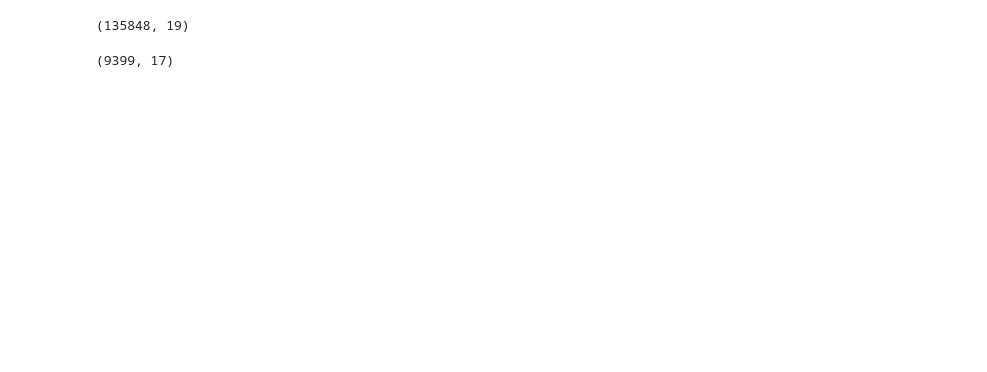
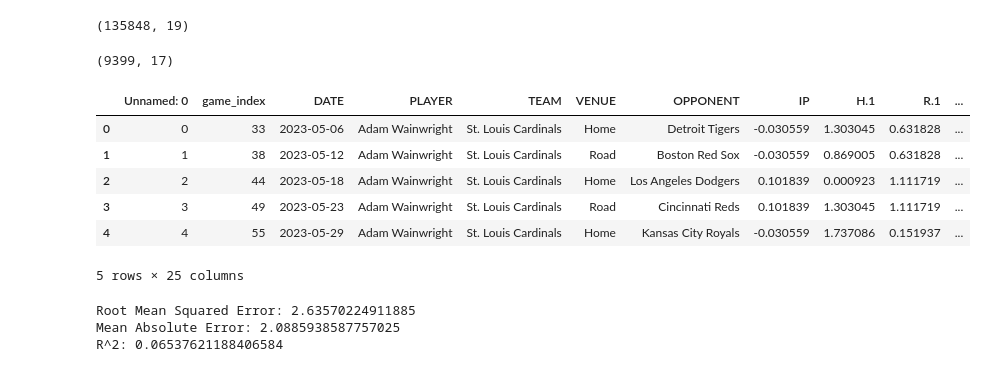
Before and after one commit to Croftc/mlb_analysis, a Jupyter notebook: src/notebooks/sandbox.ipynb, the cells around one changed output. Cells and saved outputs as stored; diff of their text form; code cells hidden in the pictures; blank space fills up the shorter version.

```diff
--- a/src/notebooks/sandbox.ipynb
+++ b/src/notebooks/sandbox.ipynb
@@ -160,0 +165,45 @@ pitchers_df[pitcher_features].dropna().to_csv("train_pitchers.csv")
+# %%
+pitcher_df.head()
+# %% [output]
+|  | Unnamed: 0 | game_index | DATE | PLAYER | TEAM | VENUE | OPPONENT | IP | H.1 | R.1 | ... |
+| 0 | 0 | 33 | 2023-05-06 | Adam Wainwright | St. Louis Cardinals | Home | Detroit Tigers | -0.030559 | 1.303045 | 0.631828 | ... |
+| 1 | 1 | 38 | 2023-05-12 | Adam Wainwright | St. Louis Cardinals | Road | Boston Red Sox | -0.030559 | 0.869005 | 0.631828 | ... |
+| 2 | 2 | 44 | 2023-05-18 | Adam Wainwright | St. Louis Cardinals | Home | Los Angeles Dodgers | 0.101839 | 0.000923 | 1.111719 | ... |
+| 3 | 3 | 49 | 2023-05-23 | Adam Wainwright | St. Louis Cardinals | Road | Cincinnati Reds | 0.101839 | 1.303045 | 1.111719 | ... |
+| 4 | 4 | 55 | 2023-05-29 | Adam Wainwright | St. Louis Cardinals | Home | Kansas City Royals | -0.030559 | 1.737086 | 0.151937 | ... |
+5 rows × 25 columns
+# %%
+# train xgb model to predict strikeouts from pitcher features
+from xgboost import XGBRegressor
+from sklearn.model_selection import train_test_split
+from sklearn.metrics import root_mean_squared_error
+from sklearn.metrics import mean_absolute_error
+from sklearn.metrics import r2_score
+
+# define features and target
+features = ['IP', 'H.1', 'R.1', 'ER', 'ERA', 'BB.1', 'SO.1']
+target = 'next_target_SO'
+
+# split data
+X = pitcher_df.drop(['Unnamed: 0', 'next_target_SO', 'DATE', 'PLAYER', 'TEAM', 'VENUE', 'OPPONENT', 'PLAYER-ID'], axis=1)
+y = pitcher_df[target]
+X_train, X_test, y_train, y_test = train_test_split(X, y, test_size=0.2, random_state=42)
+
+# fit model
+model = XGBRegressor()
+model.fit(X_train, y_train)
+
+# make predictions
+y_pred = model.predict(X_test)
+
+# evaluate model
+rmse = root_mean_squared_error(y_test, y_pred)
+mae = mean_absolute_error(y_test, y_pred)
+r2 = r2_score(y_test, y_pred)
+print(f"Root Mean Squared Error: {rmse}")
+print(f"Mean Absolute Error: {mae}")
+print(f"R^2: {r2}")
+# %% [output]
+Root Mean Squared Error: 2.63570224911885
+Mean Absolute Error: 2.0885938587757025
+R^2: 0.06537621188406584
```
Also changed, not shown: parts of 6 cells of this notebook.
